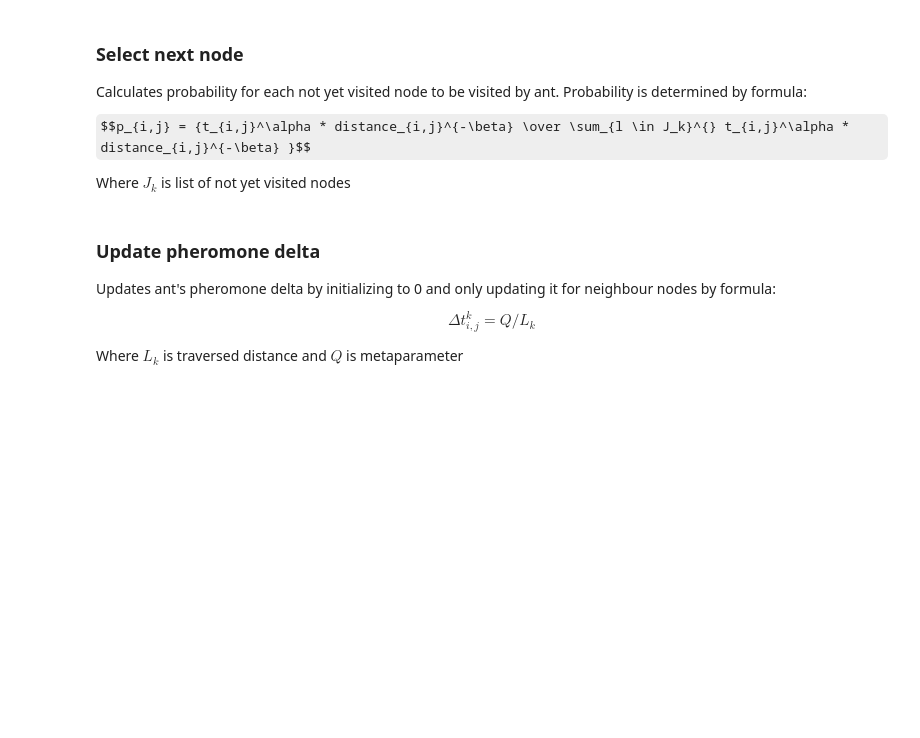
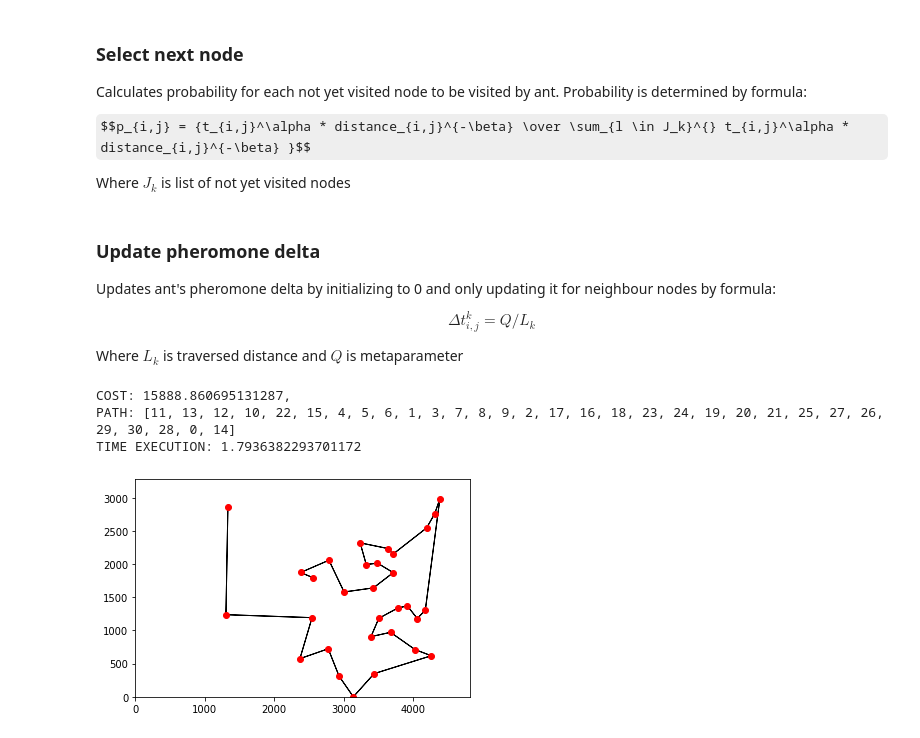
Before and after one commit to Vojkan-Cvijovic/TSP-solver, a Jupyter notebook: src/solver.ipynb, the cells around one changed output. Saved outputs shown, nothing was run; the diff lists cells and outputs as text; code cells hidden in the pictures; some formulas as TeX source; blank space fills up the shorter version.

```diff
--- a/src/solver.ipynb
+++ b/src/solver.ipynb
@@ -226,0 +272,8 @@ def find_optimal_path(file_name):
+# %%
+points, path, cost, time_execution = find_optimal_path(cities_31_file_name)
+draw_optimal_path(points, path)
+# %% [output]
+COST: 15888.860695131287,
+PATH: [11, 13, 12, 10, 22, 15, 4, 5, 6, 1, 3, 7, 8, 9, 2, 17, 16, 18, 23, 24, 19, 20, 21, 25, 27, 26, 29, 30, 28, 0, 14]
+TIME EXECUTION: 1.7936382293701172
+[figure, added]
```
Also changed, not shown: parts of 9 cells of this notebook.
